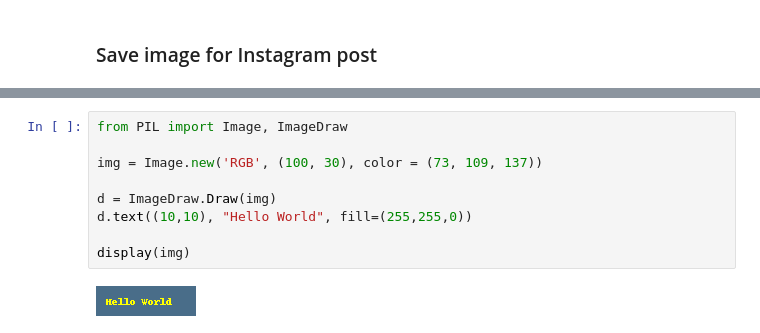
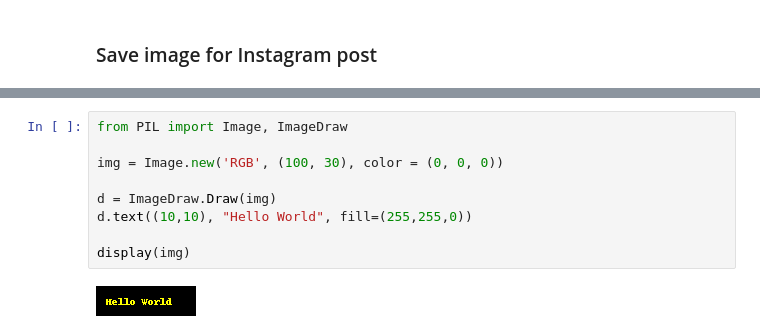
Before and after one commit to Prerna131/SultengLawanCovid-Content, a Jupyter notebook: Scripts/DailyUpdate.ipynb, the cells around one changed output, grey strips where cells are left out. Drawn from its saved outputs; the diff is of its cells as text.

```diff
--- a/Scripts/DailyUpdate.ipynb
+++ b/Scripts/DailyUpdate.ipynb
@@ -316,11 +418,11 @@ plt.show()
 # %%
 from PIL import Image, ImageDraw
 
-img = Image.new('RGB', (100, 30), color = (73, 109, 137))
+img = Image.new('RGB', (100, 30), color = (0, 0, 0))
 
 d = ImageDraw.Draw(img)
 d.text((10,10), "Hello World", fill=(255,255,0))
 
 display(img)
 # %% [output]
-[figure, old version]
+[figure, new version]
```
Also changed, not shown: parts of 10 cells of this notebook.
